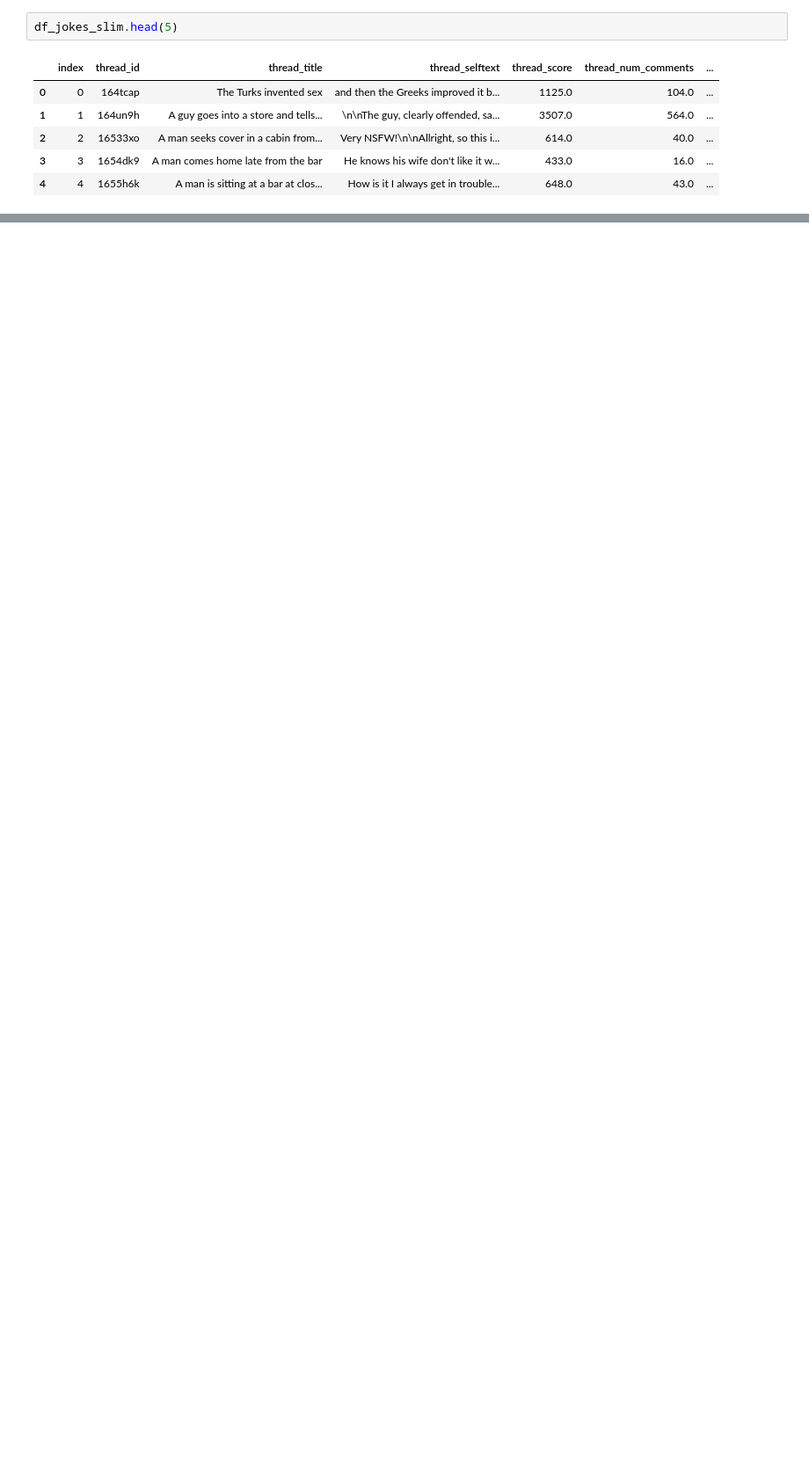
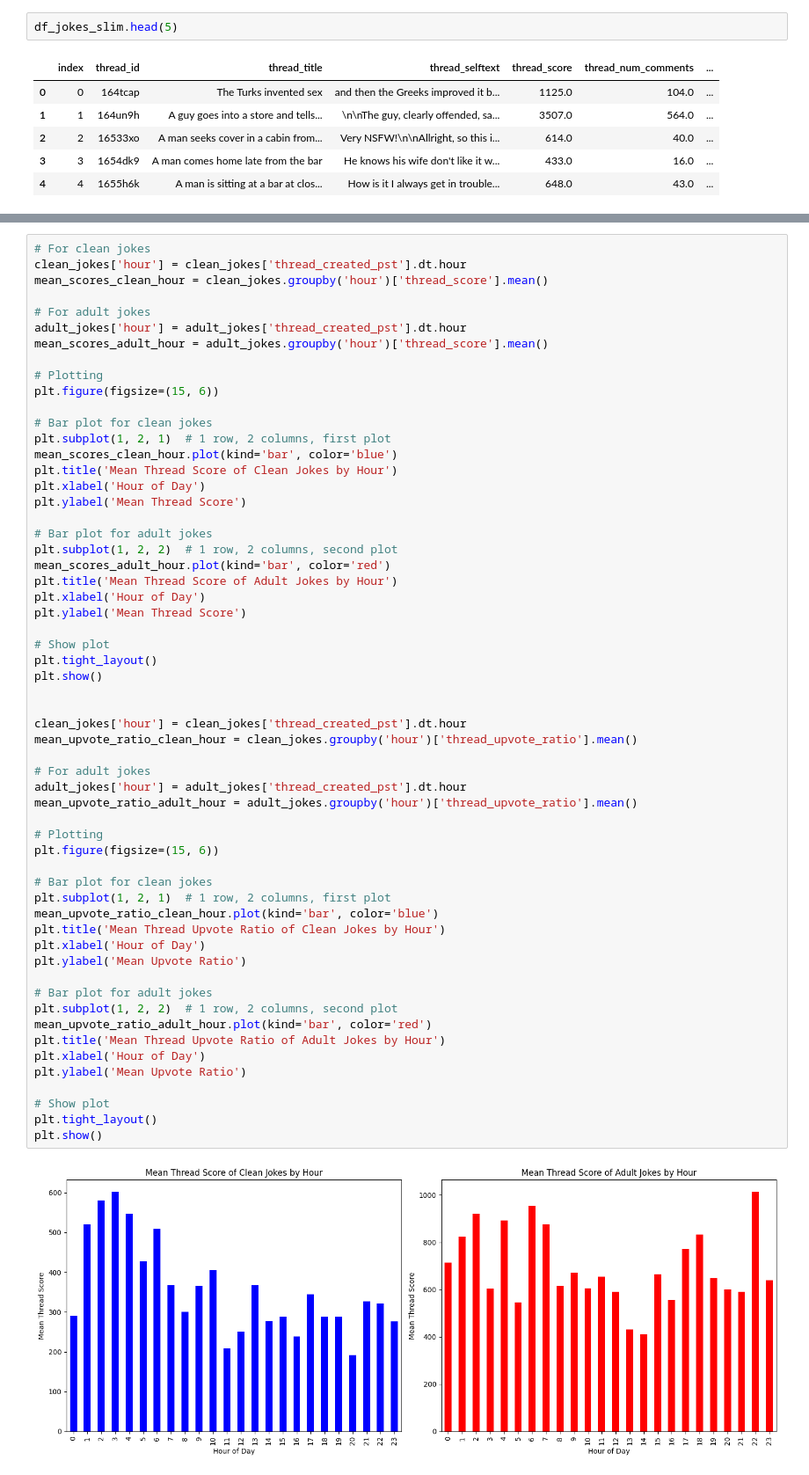
Before and after one commit to Alishahed/reddit_jokes, a Jupyter notebook: reddit_jokes_exploration.ipynb, the cells around one changed output, grey strips where cells are left out. Shown: that part at 88% size. Cells and saved outputs as stored; diff of their text form; blank space fills up the shorter version.

```diff
--- a/reddit_jokes_exploration.ipynb
+++ b/reddit_jokes_exploration.ipynb
@@ -98,0 +215,60 @@ Let's look at
+# %%
+# For clean jokes
+clean_jokes['hour'] = clean_jokes['thread_created_pst'].dt.hour
+mean_scores_clean_hour = clean_jokes.groupby('hour')['thread_score'].mean()
+
+# For adult jokes
+adult_jokes['hour'] = adult_jokes['thread_created_pst'].dt.hour
+mean_scores_adult_hour = adult_jokes.groupby('hour')['thread_score'].mean()
+
+# Plotting
+plt.figure(figsize=(15, 6))
+
+# Bar plot for clean jokes
+plt.subplot(1, 2, 1)  # 1 row, 2 columns, first plot
+mean_scores_clean_hour.plot(kind='bar', color='blue')
+plt.title('Mean Thread Score of Clean Jokes by Hour')
+plt.xlabel('Hour of Day')
+plt.ylabel('Mean Thread Score')
+
+# Bar plot for adult jokes
+plt.subplot(1, 2, 2)  # 1 row, 2 columns, second plot
+mean_scores_adult_hour.plot(kind='bar', color='red')
+plt.title('Mean Thread Score of Adult Jokes by Hour')
+plt.xlabel('Hour of Day')
+plt.ylabel('Mean Thread Score')
+
+# Show plot
+plt.tight_layout()
+plt.show()
+
+
+clean_jokes['hour'] = clean_jokes['thread_created_pst'].dt.hour
+mean_upvote_ratio_clean_hour = clean_jokes.groupby('hour')['thread_upvote_ratio'].mean()
+
+# For adult jokes
+adult_jokes['hour'] = adult_jokes['thread_created_pst'].dt.hour
+mean_upvote_ratio_adult_hour = adult_jokes.groupby('hour')['thread_upvote_ratio'].mean()
+
+# Plotting
+plt.figure(figsize=(15, 6))
+
+# Bar plot for clean jokes
+plt.subplot(1, 2, 1)  # 1 row, 2 columns, first plot
+mean_upvote_ratio_clean_hour.plot(kind='bar', color='blue')
+plt.title('Mean Thread Upvote Ratio of Clean Jokes by Hour')
+plt.xlabel('Hour of Day')
+plt.ylabel('Mean Upvote Ratio')
+
+# Bar plot for adult jokes
+plt.subplot(1, 2, 2)  # 1 row, 2 columns, second plot
+mean_upvote_ratio_adult_hour.plot(kind='bar', color='red')
+plt.title('Mean Thread Upvote Ratio of Adult Jokes by Hour')
+plt.xlabel('Hour of Day')
+plt.ylabel('Mean Upvote Ratio')
+
+# Show plot
+plt.tight_layout()
+plt.show()
+# %% [output]
+[figure, added]
```
Also changed, not shown: parts of 10 cells of this notebook.
